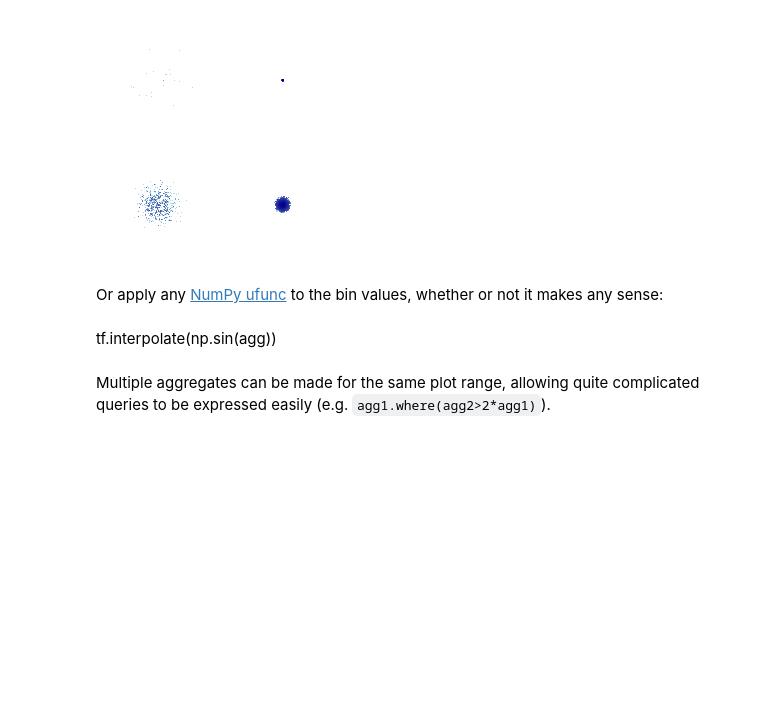
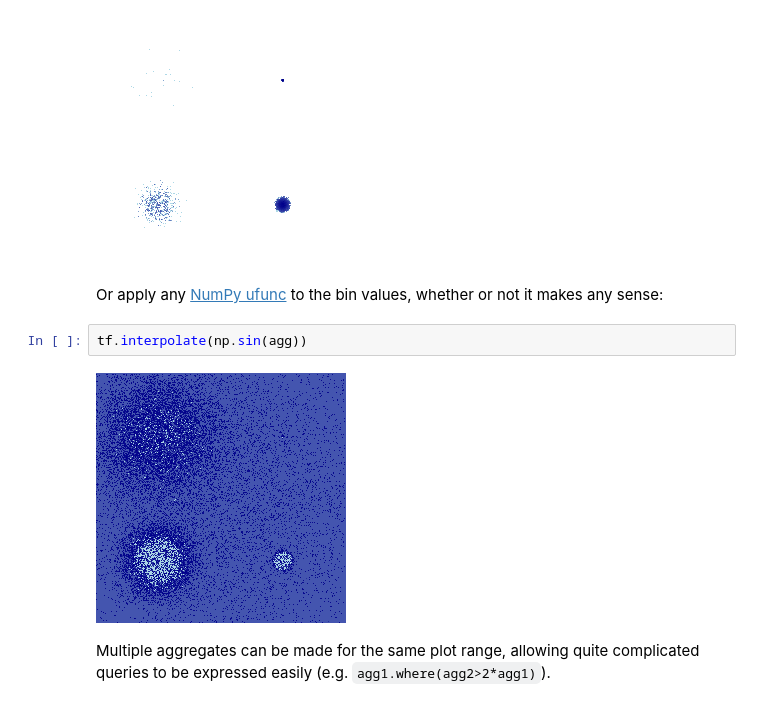
Before and after one commit to bokeh/bokeh-notebooks, a Jupyter notebook: tutorial/11 - datashader.ipynb, the cells around one changed output. Saved outputs shown, nothing was run; the diff lists cells and outputs as text; blank space fills up the shorter version.

```diff
--- a/tutorial/11 - datashader.ipynb
+++ b/tutorial/11 - datashader.ipynb
@@ -163,8 +163,10 @@ tf.interpolate(agg.where(agg>=np.percentile(agg,99)))
 [figure]
 # %% [markdown]
 Or apply any [NumPy ufunc](http://docs.scipy.org/doc/numpy/reference/ufuncs.html) to the bin values, whether or not it makes any sense:
-# %% [markdown]
-tf.interpolate(np.sin(agg))
+# %%
+tf.interpolate(np.sin(agg))
+# %% [output]
+[figure, added]
 # %% [markdown]
 Multiple aggregates can be made for the same plot range, allowing quite complicated queries to be expressed easily (e.g. `agg1.where(agg2>2*agg1)`).
 # %%
```
Also changed, not shown: parts of 2 cells of this notebook.
